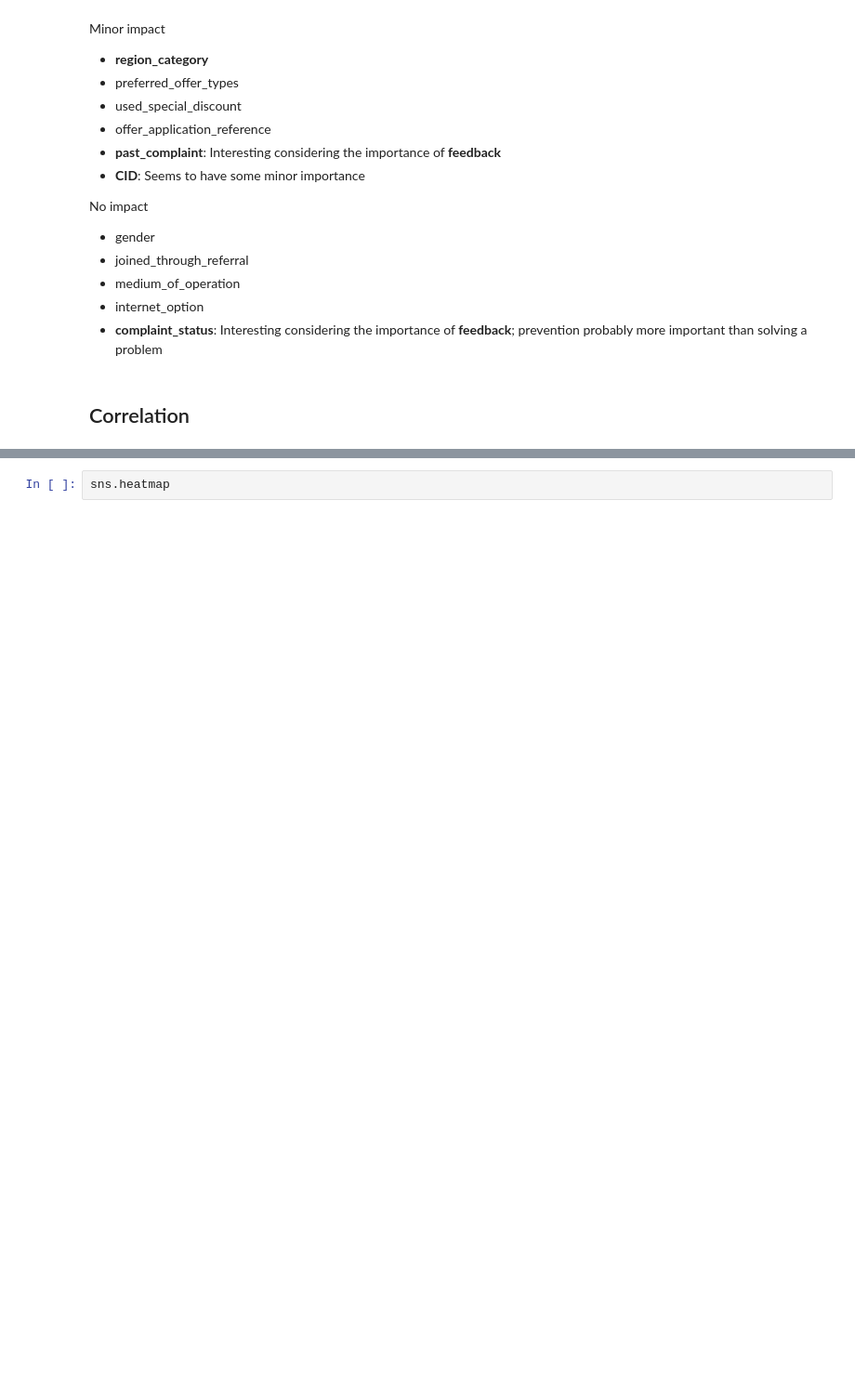
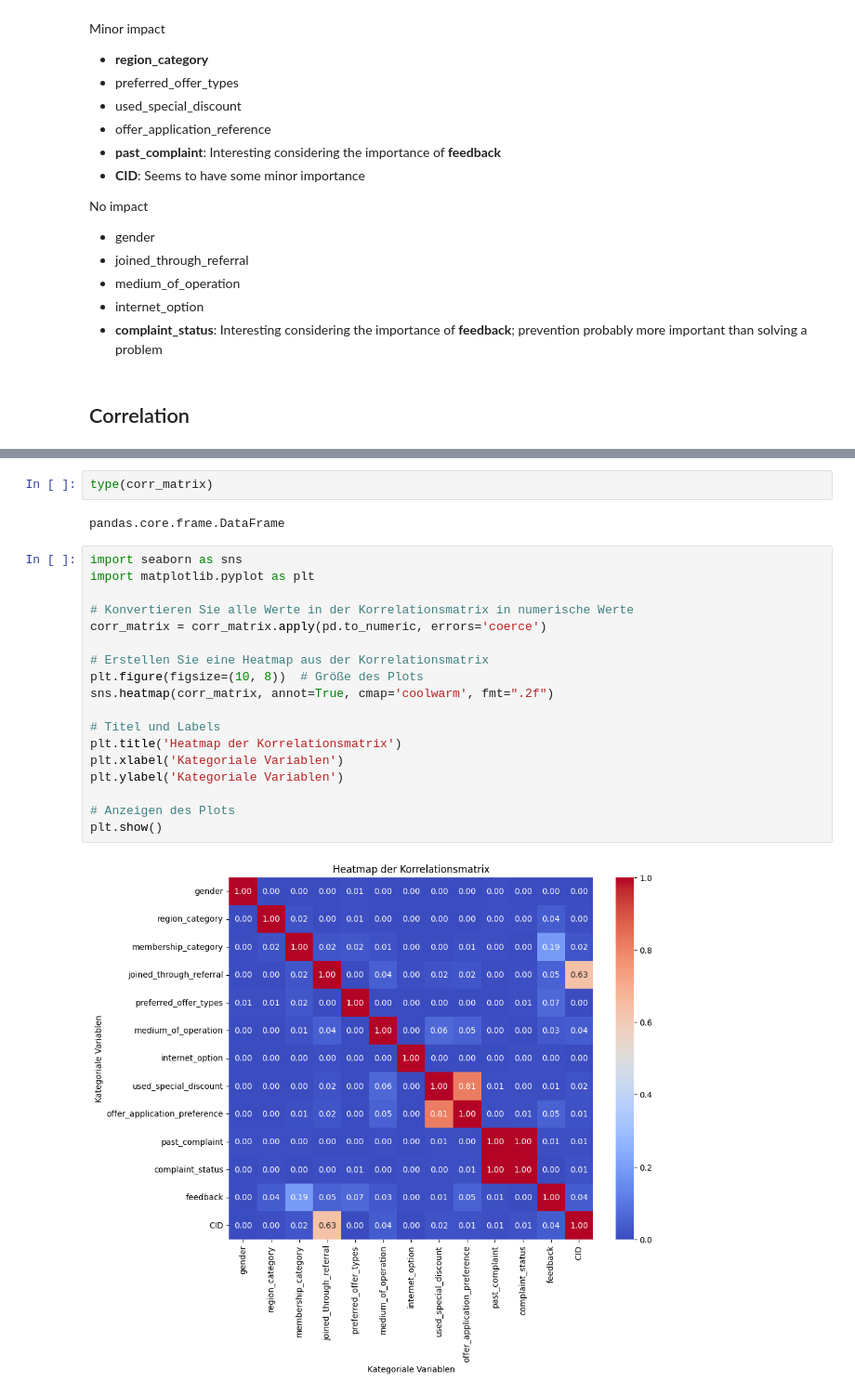
Before and after one commit to forster-j/churn-prediction, a Jupyter notebook: 03_EDA.ipynb, the cells around one changed output, grey strips where cells are left out. Shown at 93% size. Saved outputs shown, nothing was run; the diff lists cells and outputs as text; blank space fills up the shorter version.

Commit message:
continued work on EDA. Added missing export code in 01_import-.dataset.ipynb

```diff
--- a/03_EDA.ipynb
+++ b/03_EDA.ipynb
@@ -162,2 +178,24 @@ print(corr_matrix)
-# %%
-sns.heatmap
+# %%
+type(corr_matrix)
+# %% [output]
+pandas.core.frame.DataFrame
+# %%
+import seaborn as sns
+import matplotlib.pyplot as plt
+
+# Konvertieren Sie alle Werte in der Korrelationsmatrix in numerische Werte
+corr_matrix = corr_matrix.apply(pd.to_numeric, errors='coerce')
+
+# Erstellen Sie eine Heatmap aus der Korrelationsmatrix
+plt.figure(figsize=(10, 8))  # Größe des Plots
+sns.heatmap(corr_matrix, annot=True, cmap='coolwarm', fmt=".2f")
+
+# Titel und Labels
+plt.title('Heatmap der Korrelationsmatrix')
+plt.xlabel('Kategoriale Variablen')
+plt.ylabel('Kategoriale Variablen')
+
+# Anzeigen des Plots
+plt.show()
+# %% [output]
+[figure, added]
```
Also changed, not shown: parts of 11 cells of this notebook, 1 other file.
